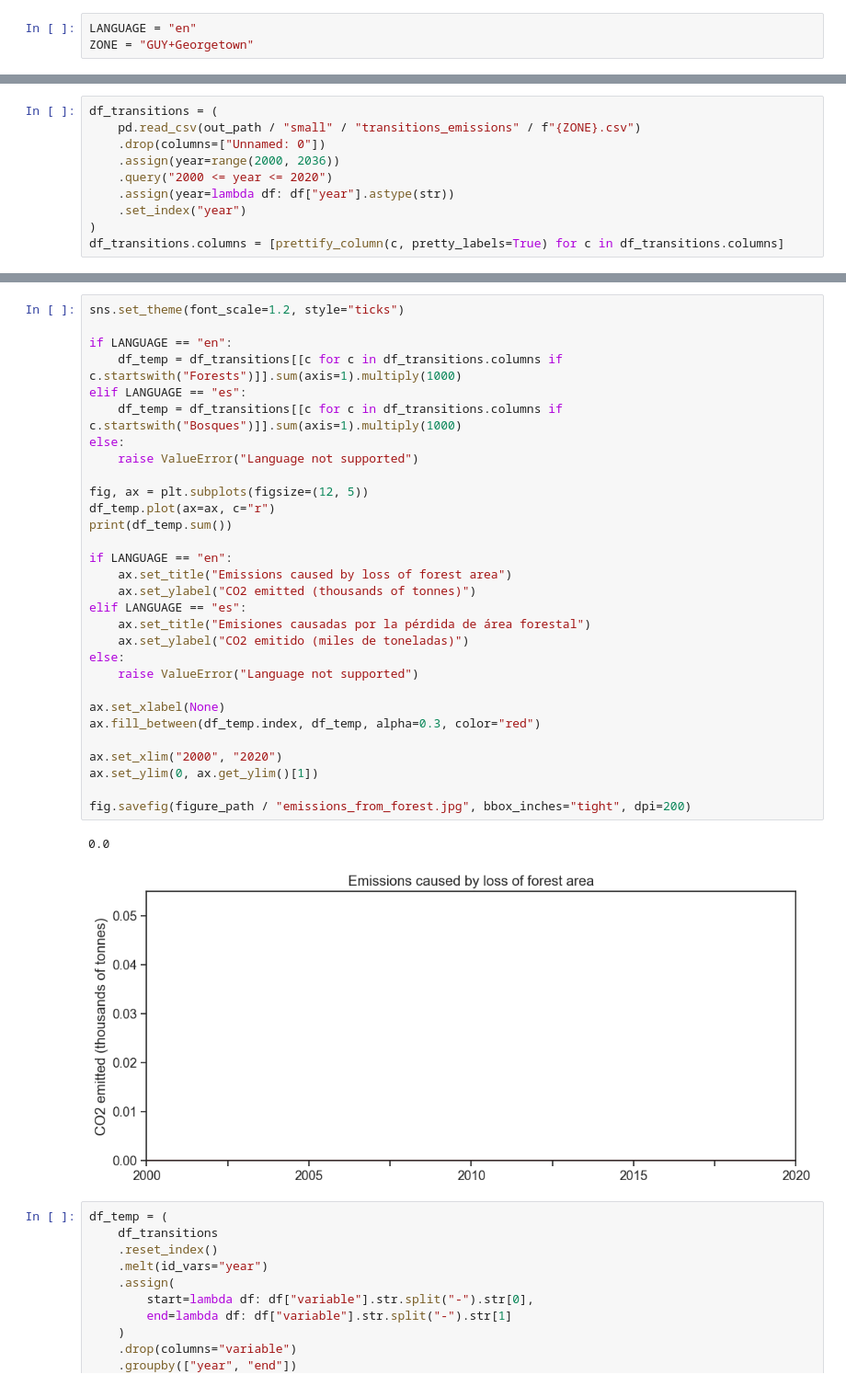
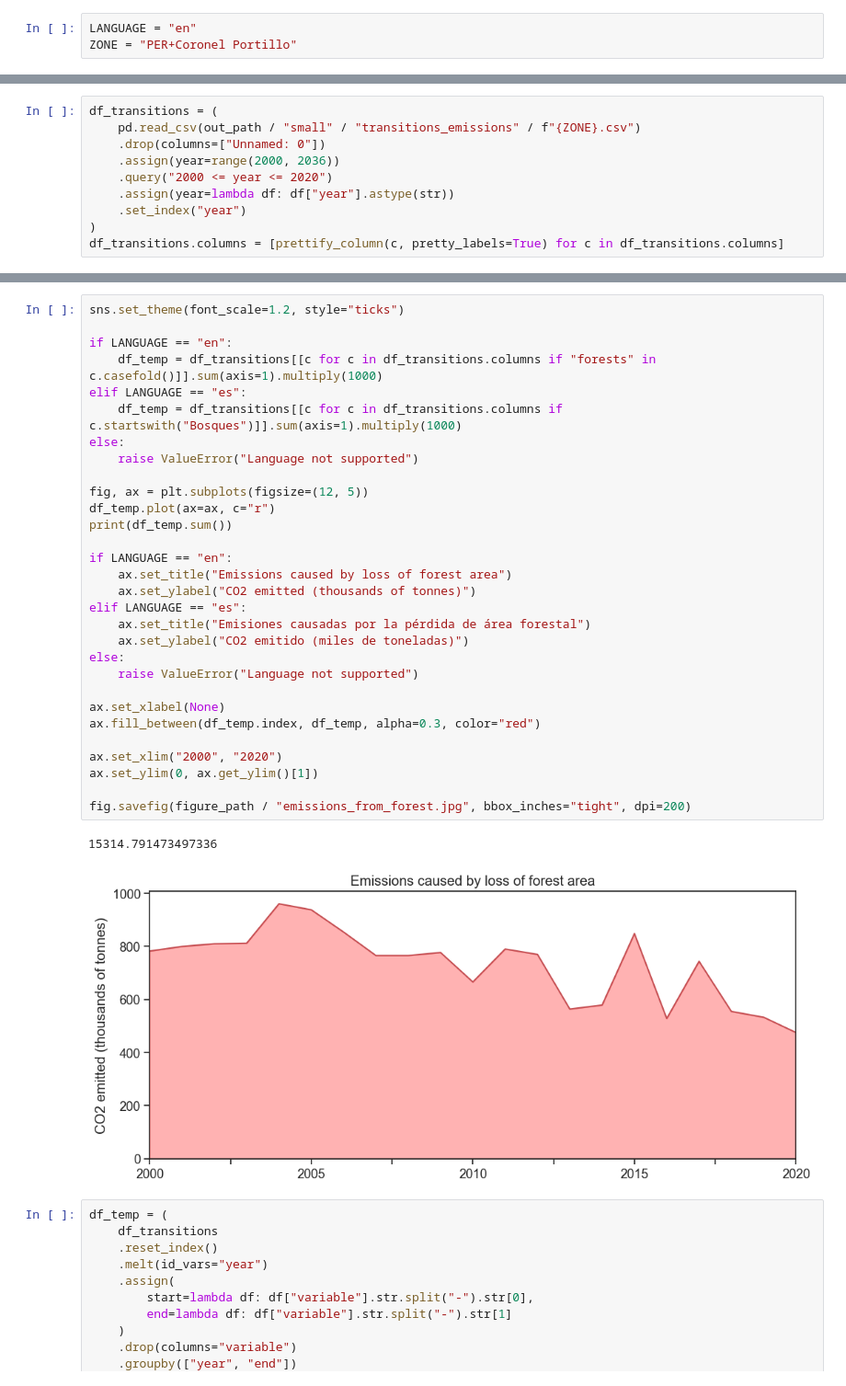
Before and after one commit to CentroFuturoCiudades/carbon_capture, a Jupyter notebook: main.ipynb, the cells around one changed output, grey strips where cells are left out. Shown: that part at 92% size. Drawn from its saved outputs; the diff is of its cells as text.

```diff
--- a/main.ipynb
+++ b/main.ipynb
@@ -16,7 +16,7 @@ load_dotenv()
 True
 # %%
 LANGUAGE = "en"
-ZONE = "GUY+Georgetown"
+ZONE = "PER+Coronel Portillo"
 # %%
 data_path = Path(os.environ["DATA_PATH"])
 ghsl_path = Path(os.environ["GHSL_PATH"])
@@ -332,36 +402,36 @@ df_transitions.columns = [prettify_column(c, pretty_labels=True) for c in df_tra
 # %%
 sns.set_theme(font_scale=1.2, style="ticks")
 
 if LANGUAGE == "en":
-    df_temp = df_transitions[[c for c in df_transitions.columns if c.startswith("Forests")]].sum(axis=1).multiply(1000)
+    df_temp = df_transitions[[c for c in df_transitions.columns if "forests" in c.casefold()]].sum(axis=1).multiply(1000)
 elif LANGUAGE == "es":
     df_temp = df_transitions[[c for c in df_transitions.columns if c.startswith("Bosques")]].sum(axis=1).multiply(1000)
 else:
     raise ValueError("Language not supported")
 
 fig, ax = plt.subplots(figsize=(12, 5))
 df_temp.plot(ax=ax, c="r")
 print(df_temp.sum())
 
 if LANGUAGE == "en":
     ax.set_title("Emissions caused by loss of forest area")
     ax.set_ylabel("CO2 emitted (thousands of tonnes)")
 elif LANGUAGE == "es":
     ax.set_title("Emisiones causadas por la pérdida de área forestal")
     ax.set_ylabel("CO2 emitido (miles de toneladas)")
 else:
     raise ValueError("Language not supported")
 
 ax.set_xlabel(None)
 ax.fill_between(df_temp.index, df_temp, alpha=0.3, color="red")
 
 ax.set_xlim("2000", "2020")
 ax.set_ylim(0, ax.get_ylim()[1])
 
 fig.savefig(figure_path / "emissions_from_forest.jpg", bbox_inches="tight", dpi=200)
 # %% [output]
-0.0
+15314.791473497336
-[figure, old version]
+[figure, new version]
 # %%
 df_temp = (
     df_transitions
```
Also changed, not shown: parts of 21 cells of this notebook, 29 other files.
